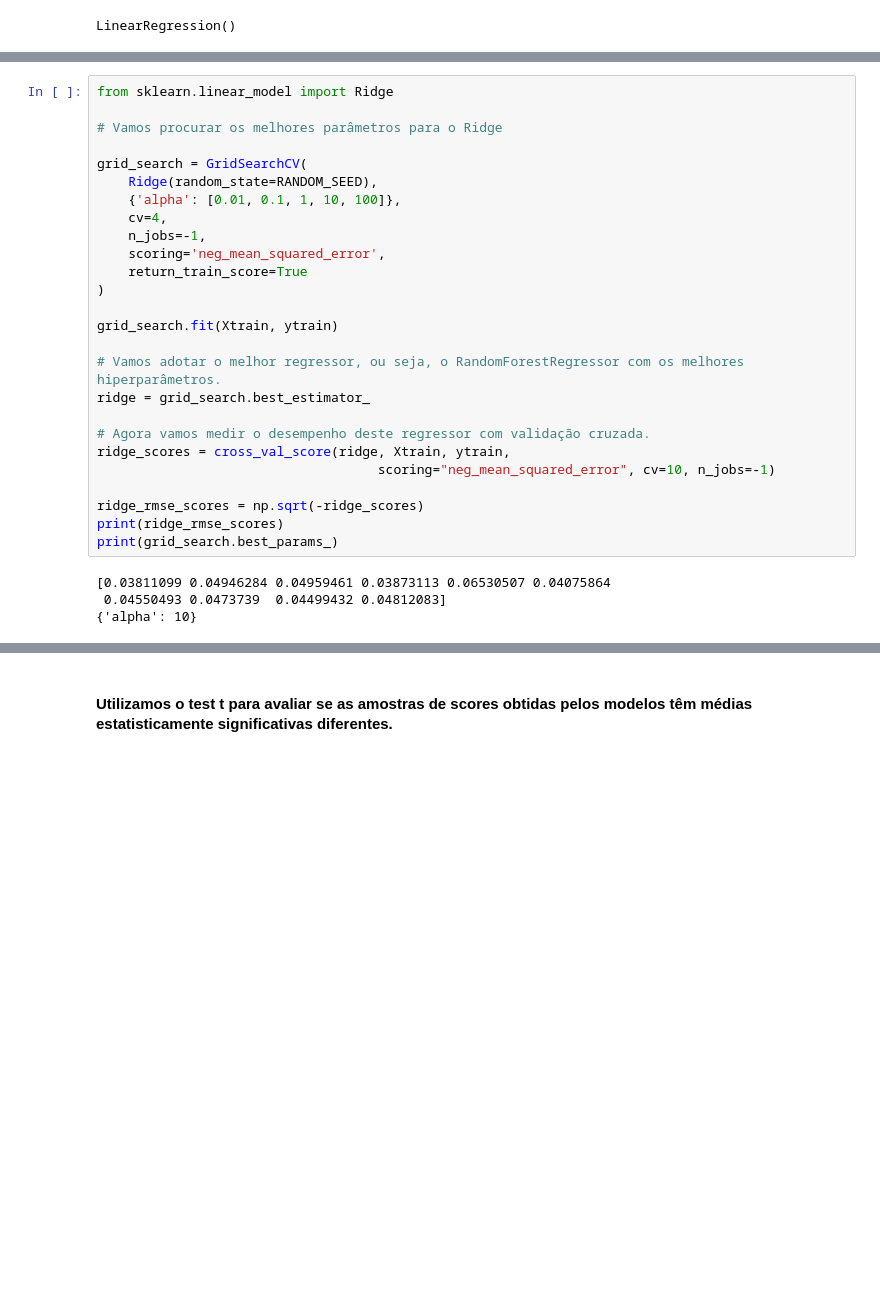
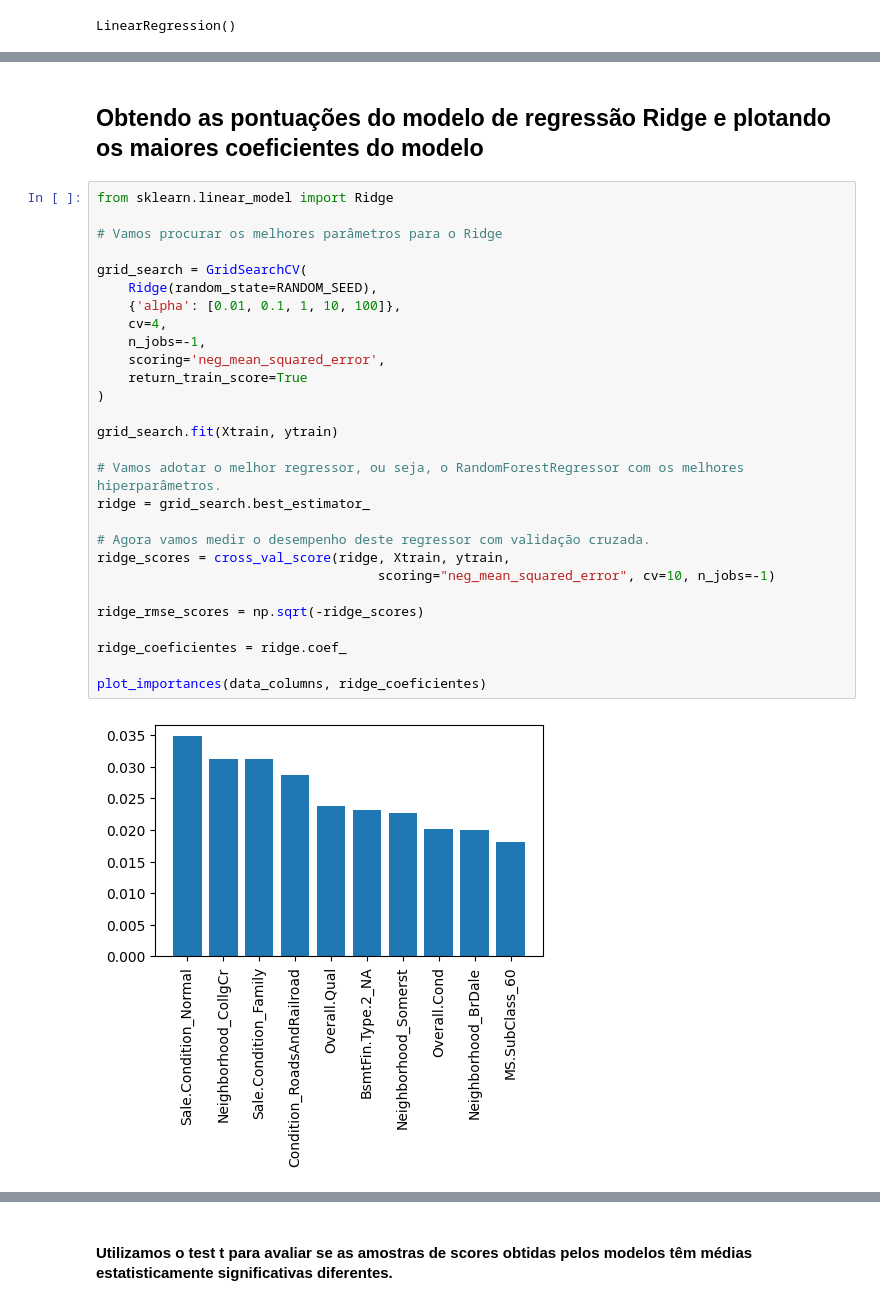
Before and after one commit to GustavoAntony/AmesML, a Jupyter notebook: notebooks/03_linear_regression_modeling.ipynb, the cells around one changed output, grey strips where cells are left out. Saved outputs shown, nothing was run; the diff lists cells and outputs as text; blank space fills up the shorter version.

```diff
--- a/notebooks/03_linear_regression_modeling.ipynb
+++ b/notebooks/03_linear_regression_modeling.ipynb
@@ -609,31 +563,33 @@ LASSO: Average error is 9.79%
+# %% [markdown]
+## Obtendo as pontuações do modelo de regressão Ridge e plotando os maiores coeficientes do modelo
 # %%
 from sklearn.linear_model import Ridge
 
 # Vamos procurar os melhores parâmetros para o Ridge
 
 grid_search = GridSearchCV(
     Ridge(random_state=RANDOM_SEED),
     {'alpha': [0.01, 0.1, 1, 10, 100]},
     cv=4,
     n_jobs=-1,
     scoring='neg_mean_squared_error',
     return_train_score=True
 )
 
 grid_search.fit(Xtrain, ytrain)
 
 # Vamos adotar o melhor regressor, ou seja, o RandomForestRegressor com os melhores hiperparâmetros.
 ridge = grid_search.best_estimator_
 
 # Agora vamos medir o desempenho deste regressor com validação cruzada.
 ridge_scores = cross_val_score(ridge, Xtrain, ytrain,
                                     scoring="neg_mean_squared_error", cv=10, n_jobs=-1)
 
 ridge_rmse_scores = np.sqrt(-ridge_scores)
-print(ridge_rmse_scores)
-print(grid_search.best_params_)
+
+ridge_coeficientes = ridge.coef_
+
+plot_importances(data_columns, ridge_coeficientes)
 # %% [output]
-[0.03811099 0.04946284 0.04959461 0.03873113 0.06530507 0.04075864
- 0.04550493 0.0473739  0.04499432 0.04812083]
-{'alpha': 10}
+[figure, added]
 # %% [markdown]
```
Also changed, not shown: parts of 28 cells of this notebook, 1 other file.
